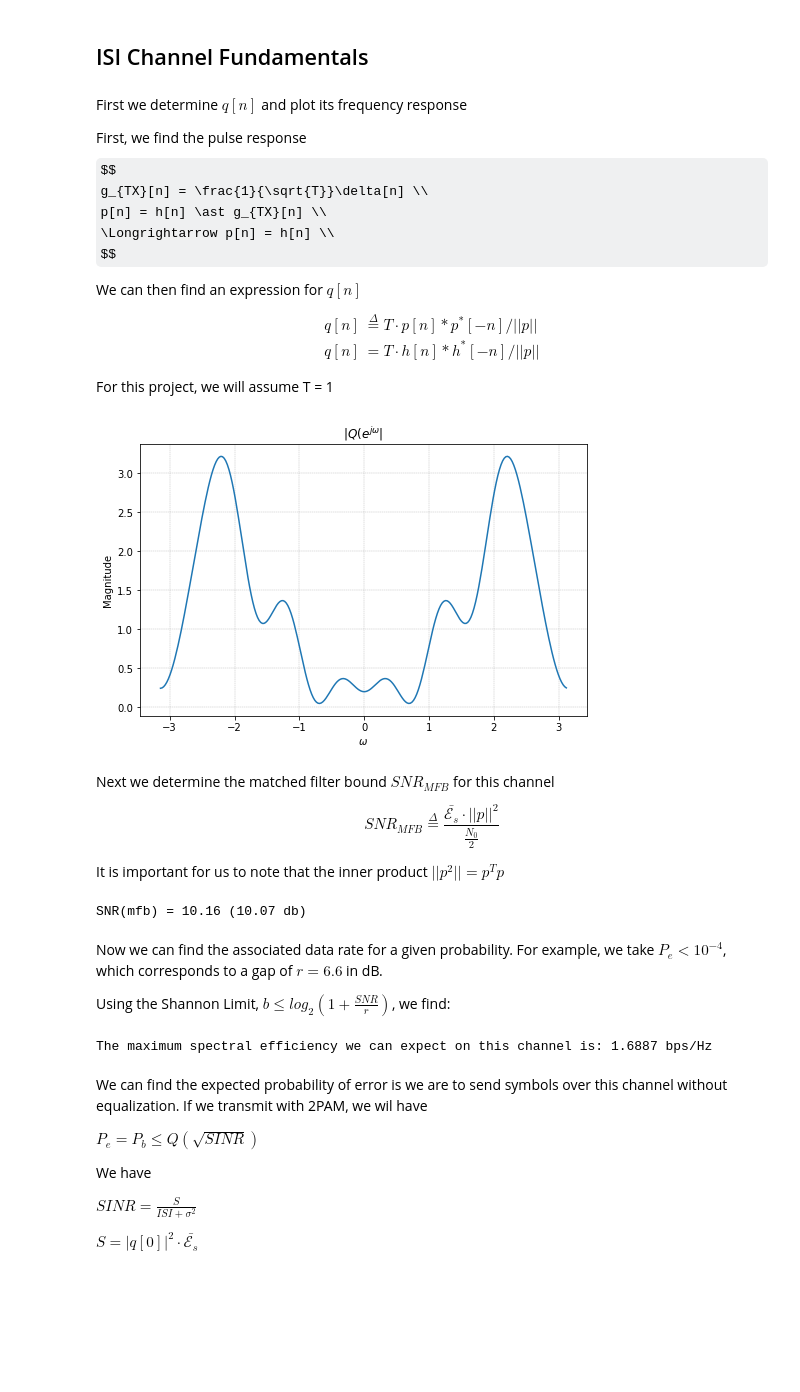
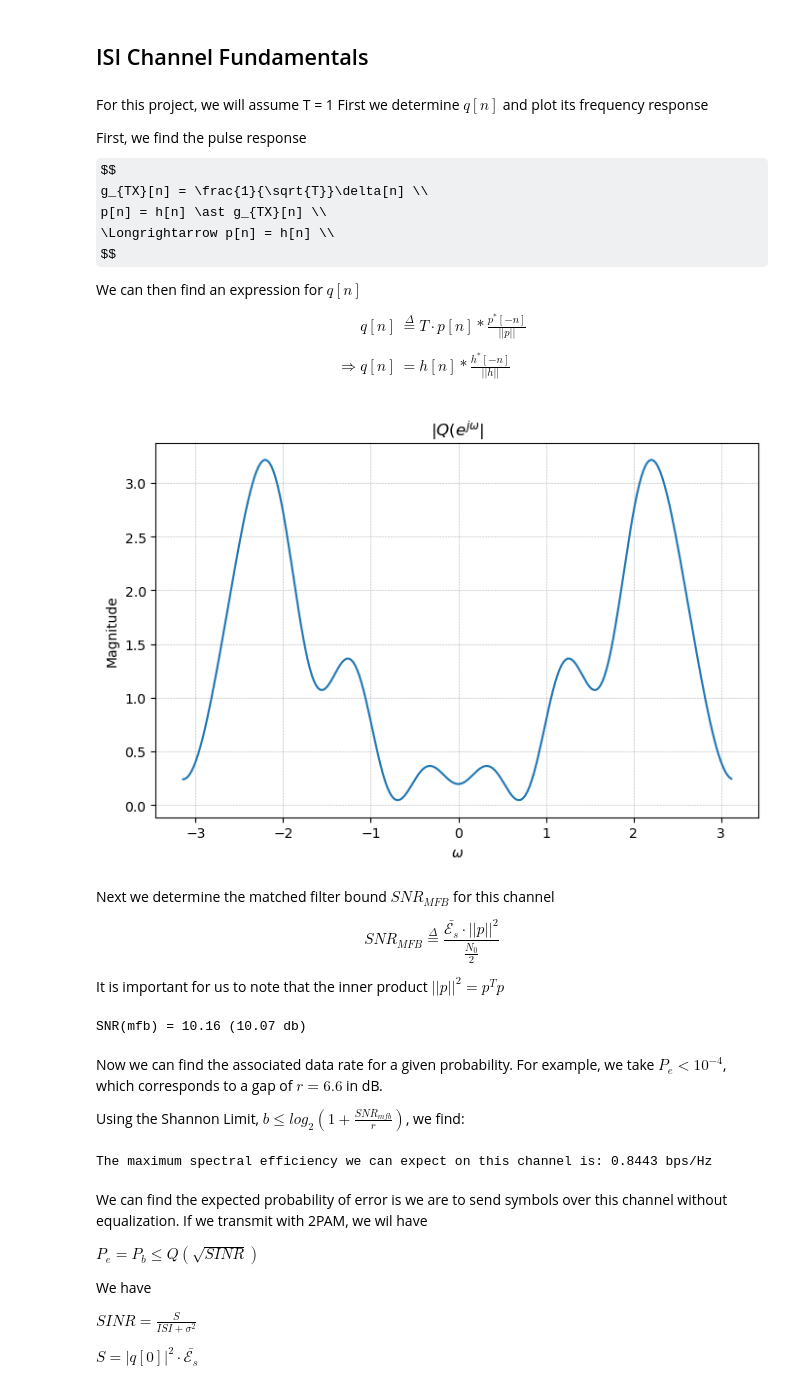
Before and after one commit to JacksonPaull/OFDM, a Jupyter notebook: project.ipynb, the cells around one changed output. Cells and saved outputs as stored; diff of their text form; code cells hidden in the pictures; some formulas as TeX source; blank space fills up the shorter version.

```diff
--- a/project.ipynb
+++ b/project.ipynb
@@ -25,6 +25,7 @@ No = 0.3
 # %% [markdown]
 ## ISI Channel Fundamentals
 # %% [markdown]
+For this project, we will assume T = 1
 First we determine $q[n]$ and plot its frequency response
 
 First, we find the pulse response
@@ -38,31 +39,27 @@ We can then find an expression for $q[n]$
 $$
 \begin{equation*}
     \begin{split}
-    q[n] &\overset{\Delta}{=} T \cdot p[n] \ast p^*[-n] / ||p||\\
-    q[n] &= T \cdot h[n] \ast h^*[-n] / ||p||
+    q[n] &\overset{\Delta}{=} T \cdot p[n] \ast \frac{p^*[-n]}{||p||} \\
+    \\
+    \Longrightarrow q[n] &= h[n] \ast \frac{h^*[-n]}{||h||}
     \end{split}
 \end{equation*}
 $$
-
-For this project, we will assume T = 1
 # %%
 __n__ = 256 # Adjust to change the smoothness of the produced figure
 
-p = h
-mag_p = p @ p
-
-q = np.convolve(h, np.conj(h[::-1])) / np.sqrt(mag_p)
+q = np.convolve(h, np.conj(h[::-1]) / np.sqrt(h @ h))
 Q = fft.fft(q, __n__)
 
 fig = plt.figure(figsize=(8, 5))
 plt.plot(np.arange(-np.pi, np.pi, 2*np.pi/__n__), np.abs(Q))
 plt.title('$|Q(e^{j\omega}|$')
 plt.ylabel('Magnitude')
 plt.xlabel('$\omega$')
 plt.grid(True, ls='--', lw=0.4)
 plt.show()
 # %% [output]
-[figure, old version]
+[figure, new version]
 # %% [markdown]
 Next we determine the matched filter bound $SNR_{MFB}$ for this channel
 
@@ -70,5 +67,5 @@ $$
 SNR_{MFB} \overset{\Delta}{=} \frac{\bar{\mathcal{E}_s} \cdot ||p||^2}{\frac{N_0}{2}}
 $$
 
-It is important for us to note that the inner product $||p^2|| = p^Tp$
+It is important for us to note that the inner product $||p||^2 = p^Tp$
 # %%
@@ -80,14 +79,14 @@ SNR(mfb) = 10.16 (10.07 db)
 Now we can find the associated data rate for a given probability.
 For example, we take $P_e < 10^{-4}$, which corresponds to a gap of $r = 6.6$ in dB.
 
-Using the Shannon Limit, $b \leq log_2(1 + \frac{SNR}{r})$, we find:
+Using the Shannon Limit, $b \leq log_2(1 + \frac{SNR_{mfb}}{r})$, we find:
 # %%
 gap = 6.6
 
-b = np.log2(1 + snr_mfb/utils.db_to_lin(6.6))
+b = 1/2 * np.log2(1 + snr_mfb/utils.db_to_lin(6.6))
 print(f'The maximum spectral efficiency we can expect on this channel is: {b:.4f} bps/Hz')
 # %% [output]
-The maximum spectral efficiency we can expect on this channel is: 1.6887 bps/Hz
+The maximum spectral efficiency we can expect on this channel is: 0.8443 bps/Hz
 # %% [markdown]
 We can find the expected probability of error is we are to send symbols over this channel without equalization. If we transmit with 2PAM, we wil have
 
```
Also changed, not shown: parts of 7 cells of this notebook, 5 other files.
